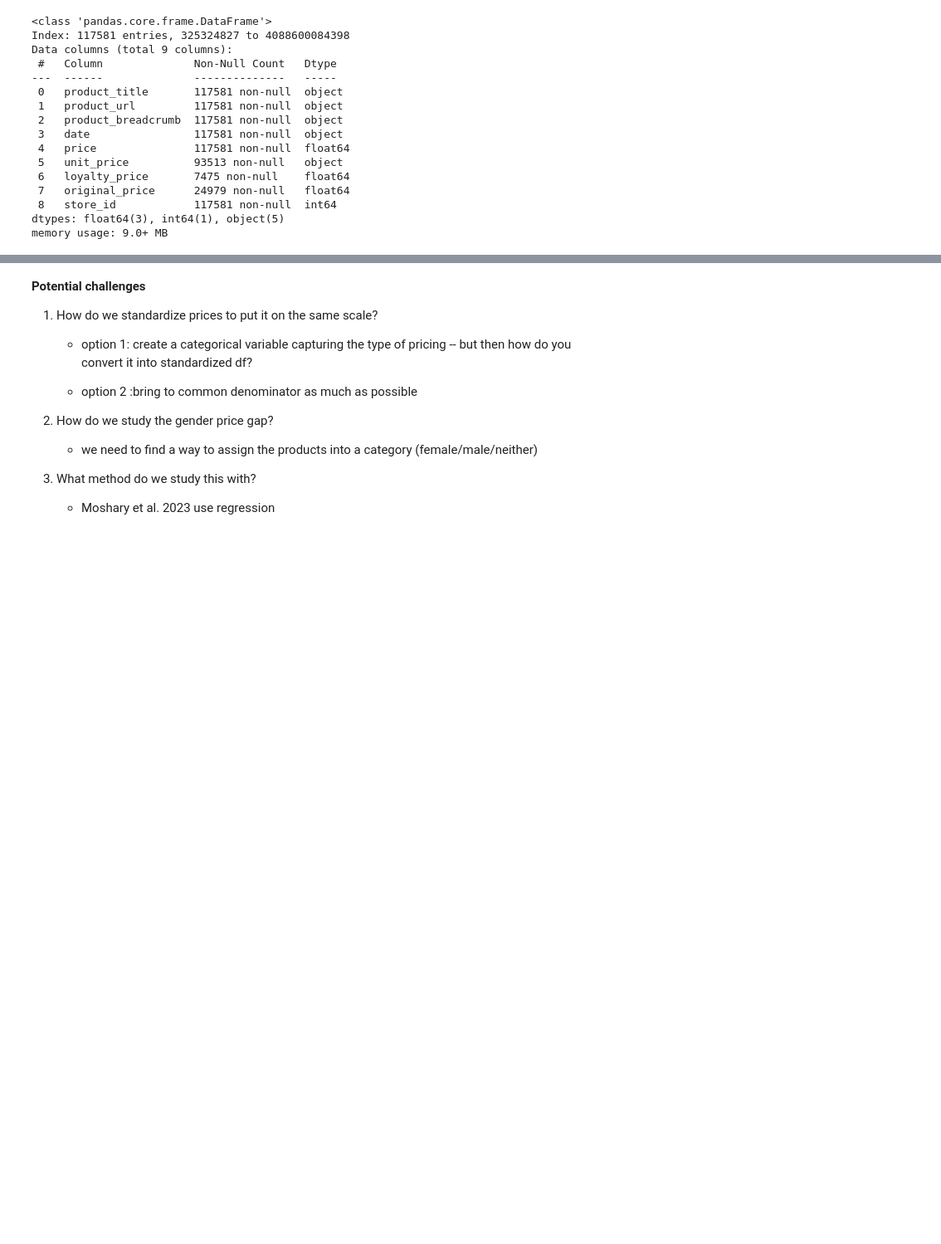
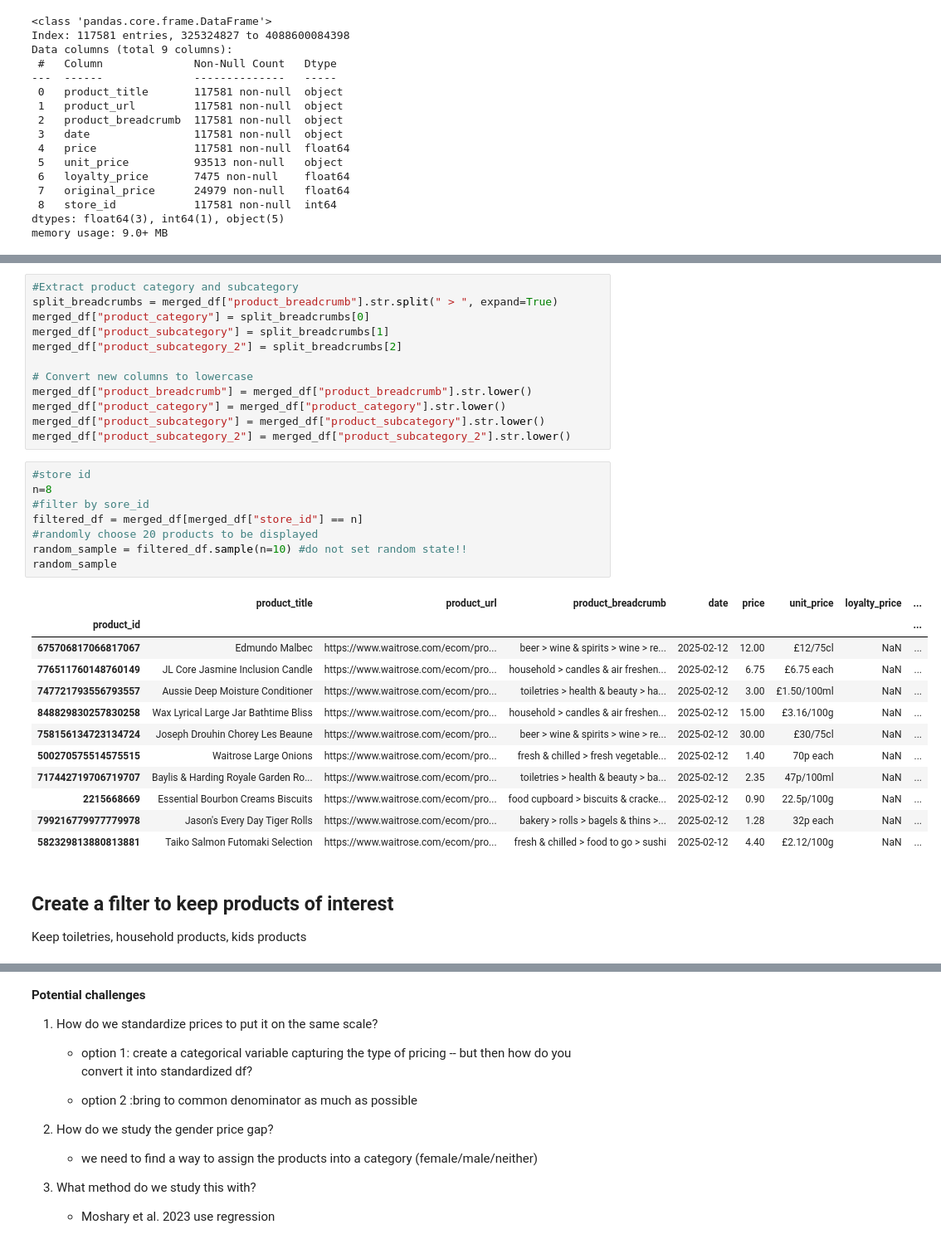
Before and after one commit to aleksandrajaremko/PP422-group-project, a Jupyter notebook: Aleksandra's workbook.ipynb, the cells around one changed output, grey strips where cells are left out. Shown: that part at 83% size. Saved outputs shown, nothing was run; the diff lists cells and outputs as text; blank space fills up the shorter version.

```diff
--- a/Aleksandra's workbook.ipynb
+++ b/Aleksandra's workbook.ipynb
@@ -154,0 +203,37 @@ memory usage: 9.0+ MB
+# %%
+#Extract product category and subcategory
+split_breadcrumbs = merged_df["product_breadcrumb"].str.split(" > ", expand=True)
+merged_df["product_category"] = split_breadcrumbs[0]
+merged_df["product_subcategory"] = split_breadcrumbs[1]
+merged_df["product_subcategory_2"] = split_breadcrumbs[2]
+
+# Convert new columns to lowercase
+merged_df["product_breadcrumb"] = merged_df["product_breadcrumb"].str.lower()
+merged_df["product_category"] = merged_df["product_category"].str.lower()
+merged_df["product_subcategory"] = merged_df["product_subcategory"].str.lower()
+merged_df["product_subcategory_2"] = merged_df["product_subcategory_2"].str.lower()
+# %%
+#store id
+n=8
+#filter by sore_id
+filtered_df = merged_df[merged_df["store_id"] == n]
+#randomly choose 20 products to be displayed
+random_sample = filtered_df.sample(n=10) #do not set random state!!
+random_sample
+# %% [output]
+|  | product_title | product_url | product_breadcrumb | date | price | unit_price | loyalty_price | ... |
+| product_id |  |  |  |  |  |  |  | ... |
+| 675706817066817067 | Edmundo Malbec | https://www.waitrose.com/ecom/pro... | beer > wine & spirits > wine > re... | 2025-02-12 | 12.00 | £12/75cl | NaN | ... |
+| 776511760148760149 | JL Core Jasmine Inclusion Candle | https://www.waitrose.com/ecom/pro... | household > candles & air freshen... | 2025-02-12 | 6.75 | £6.75 each | NaN | ... |
+| 747721793556793557 | Aussie Deep Moisture Conditioner | https://www.waitrose.com/ecom/pro... | toiletries > health & beauty > ha... | 2025-02-12 | 3.00 | £1.50/100ml | NaN | ... |
+| 848829830257830258 | Wax Lyrical Large Jar Bathtime Bliss | https://www.waitrose.com/ecom/pro... | household > candles & air freshen... | 2025-02-12 | 15.00 | £3.16/100g | NaN | ... |
+| 758156134723134724 | Joseph Drouhin Chorey Les Beaune | https://www.waitrose.com/ecom/pro... | beer > wine & spirits > wine > re... | 2025-02-12 | 30.00 | £30/75cl | NaN | ... |
+| 500270575514575515 | Waitrose Large Onions | https://www.waitrose.com/ecom/pro... | fresh & chilled > fresh vegetable... | 2025-02-12 | 1.40 | 70p each | NaN | ... |
+| 717442719706719707 | Baylis & Harding Royale Garden Ro... | https://www.waitrose.com/ecom/pro... | toiletries > health & beauty > ba... | 2025-02-12 | 2.35 | 47p/100ml | NaN | ... |
+| 2215668669 | Essential Bourbon Creams Biscuits | https://www.waitrose.com/ecom/pro... | food cupboard > biscuits & cracke... | 2025-02-12 | 0.90 | 22.5p/100g | NaN | ... |
+| 799216779977779978 | Jason's Every Day Tiger Rolls | https://www.waitrose.com/ecom/pro... | bakery > rolls > bagels & thins >... | 2025-02-12 | 1.28 | 32p each | NaN | ... |
+| 582329813880813881 | Taiko Salmon Futomaki Selection | https://www.waitrose.com/ecom/pro... | fresh & chilled > food to go > sushi | 2025-02-12 | 4.40 | £2.12/100g | NaN | ... |
+# %% [markdown]
+## Create a filter to keep products of interest
+
+Keep toiletries, household products, kids products
```
Also changed, not shown: parts of 21 cells of this notebook.
